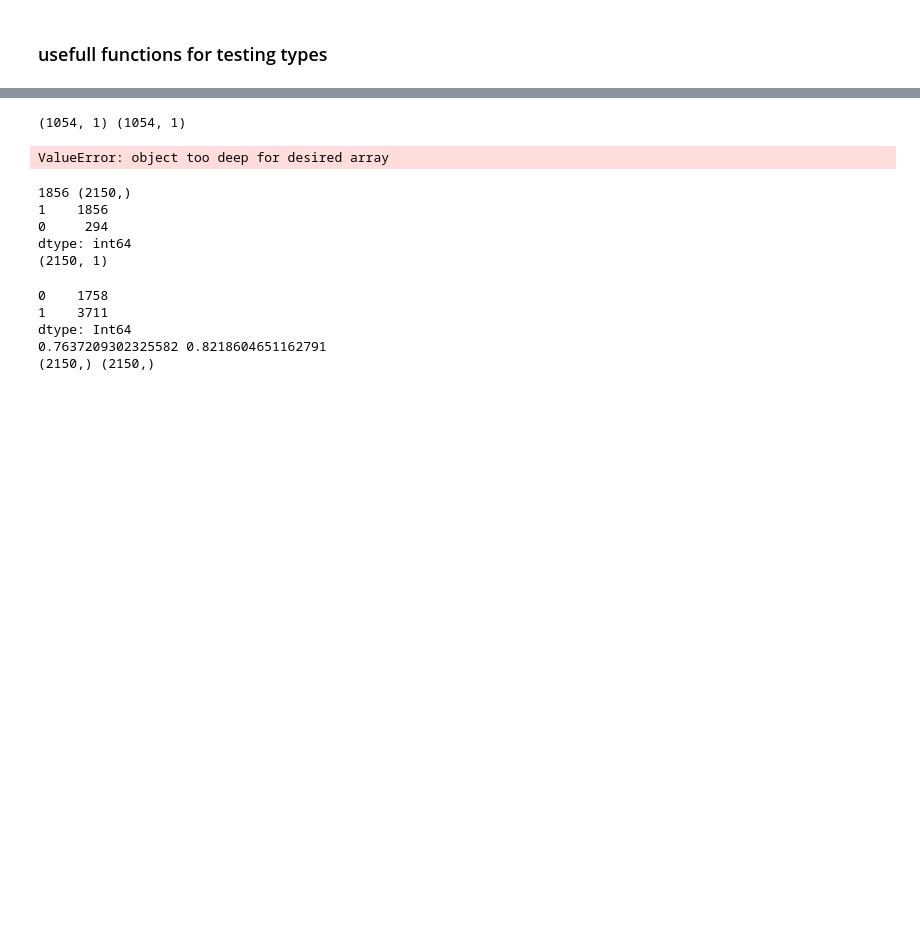
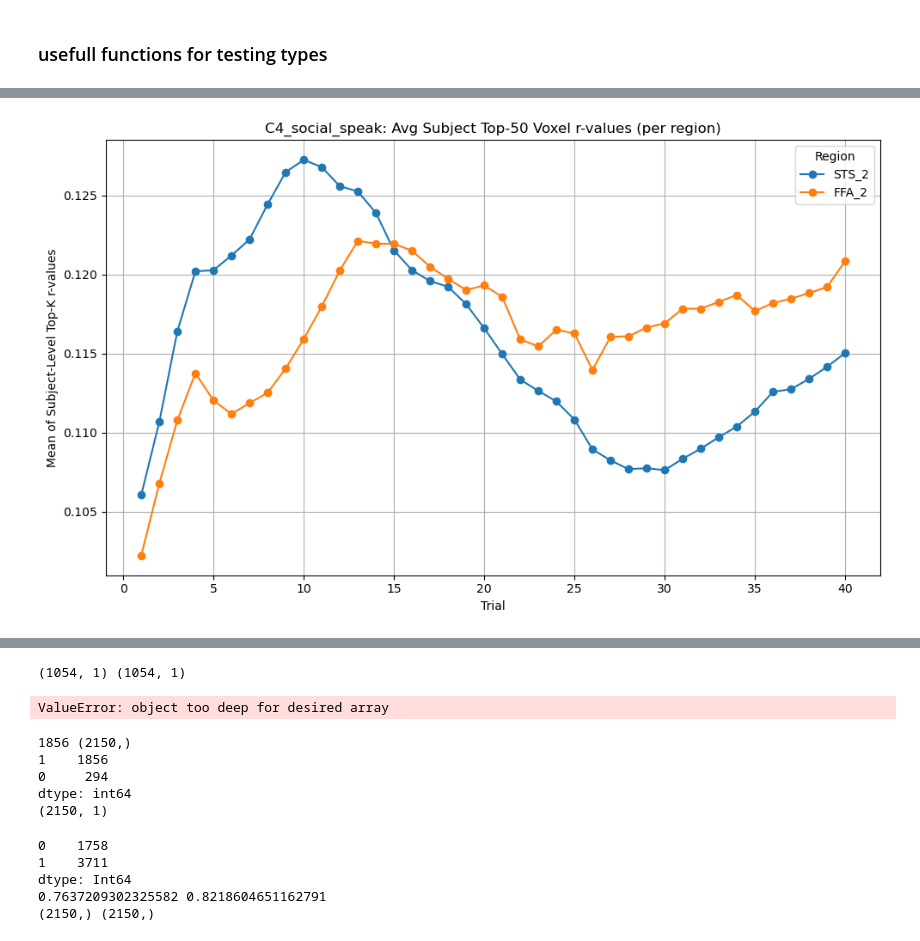
Before and after one commit to itaipeleg1/STS_sherlock, a Jupyter notebook: testing_cleaned.ipynb, the cells around one changed output, grey strips where cells are left out. Saved outputs shown, nothing was run; the diff lists cells and outputs as text; code cells hidden in the pictures; blank space fills up the shorter version.

```diff
--- a/testing_cleaned.ipynb
+++ b/testing_cleaned.ipynb
@@ -410,0 +388,12 @@ def plot_multiple_regions_with_std(results_base_dir, model, region_list, n_trial
+# %%
+results_base_dir="/home/new_storage/sherlock/STS_sherlock/C4/data/results"
+plot_top_voxels_by_subject(
+    results_base_dir=results_base_dir,
+    model="C4_social_speak",
+    region_list=["STS_2", "FFA_2"],
+    n_trials=40,
+    n_subjects=1,
+    top_k=50
+)
+# %% [output]
+[figure, added]
```
Also changed, not shown: parts of 16 cells of this notebook, 5 other files.
